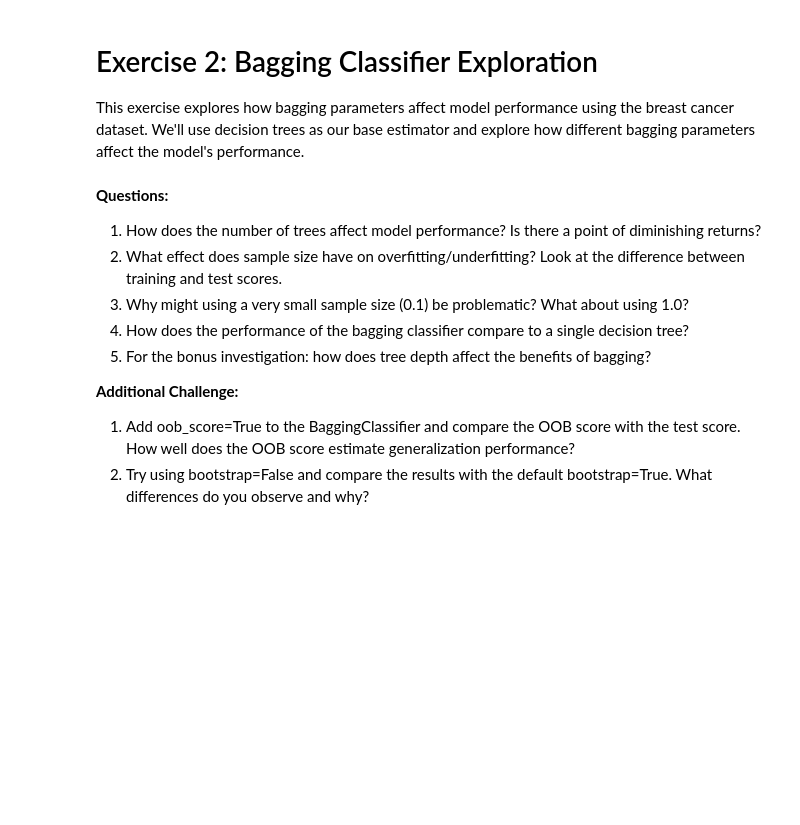
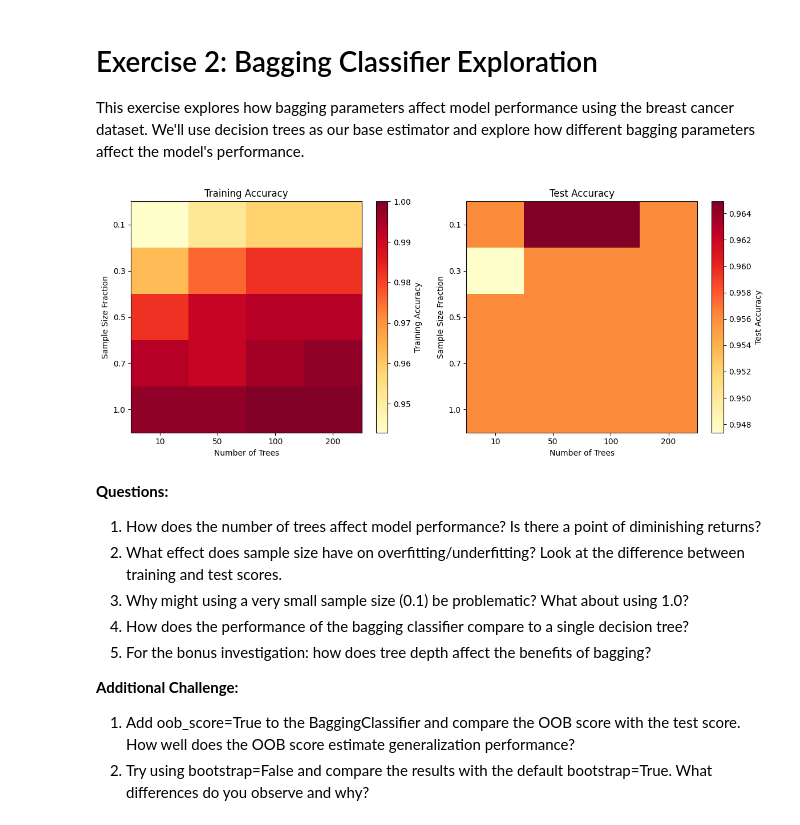
Before and after one commit to SU-IST407-SP25/student-lecture-materials-agsotopl, a Jupyter notebook: 12-week12/lab-exercises.ipynb, the cells around one changed output. Cells and saved outputs as stored; diff of their text form; code cells hidden in the pictures; blank space fills up the shorter version.

```diff
--- a/12-week12/lab-exercises.ipynb
+++ b/12-week12/lab-exercises.ipynb
@@ -108,13 +108,23 @@ def evaluate_bagging(n_estimators, max_samples, max_depth=None):
     # Create base decision tree
     tree = DecisionTreeClassifier(max_depth=max_depth, random_state=42)
 
+
     # TODO: Create a BaggingClassifier using the decision tree
     # Use n_jobs=-1 to utilize all CPU cores
     # YOUR CODE HERE
+    bag_tree=BaggingClassifier(tree, n_estimators=n_estimators, random_state=42,
+                               max_samples=max_samples, n_jobs=-1)
 
 
     # TODO: Fit the model and compute training and test scores
     # YOUR CODE HERE
+    bag_tree.fit(X_train_c, y_train_c)
+    train_score=bag_tree.score(X_train_c, y_train_c)
+    test_score=bag_tree.score(X_test_c, y_test_c)
+    #y_pred_bag_train = bag_tree.predict(X_train_c)
+    #y_pred_bag = bag_tree.predict(X_test_c)
+    #train_score=accuracy_score(y_train_c, y_pred_bag_train)
+    #test_score=accuracy_score(y_test_c, y_pred_bag)
 
     return train_score, test_score
 
@@ -128,37 +138,44 @@ test_scores = np.zeros((len(sample_sizes), len(n_estimators_list)))
 
 # TODO: Fill in the arrays with scores for each parameter combination
 # YOUR CODE HERE
+for i, sample_size in enumerate(sample_sizes):
+    for j, n_est in enumerate(n_estimators_list):
+        train, test = evaluate_bagging(n_est, sample_size)
+        train_scores[i,j] = train
+        test_scores[i,j] = test
 
 # Visualize results with a heatmap
 plt.figure(figsize=(12, 5))
 
 # Training scores heatmap
 plt.subplot(121)
 plt.imshow(train_scores, cmap='YlOrRd', aspect='auto')
 plt.colorbar(label='Training Accuracy')
 plt.xticks(range(len(n_estimators_list)), n_estimators_list)
 plt.yticks(range(len(sample_sizes)), sample_sizes)
 plt.xlabel('Number of Trees')
 plt.ylabel('Sample Size Fraction')
 plt.title('Training Accuracy')
 
 # Test scores heatmap
 plt.subplot(122)
 plt.imshow(test_scores, cmap='YlOrRd', aspect='auto')
 plt.colorbar(label='Test Accuracy')
 plt.xticks(range(len(n_estimators_list)), n_estimators_list)
 plt.yticks(range(len(sample_sizes)), sample_sizes)
 plt.xlabel('Number of Trees')
 plt.ylabel('Sample Size Fraction')
 plt.title('Test Accuracy')
 
 plt.tight_layout()
 plt.show()
 
 # Bonus investigation: Effect of tree depth
 # TODO: Create a similar analysis varying max_depth instead of max_samples
 # Try max_depth values of [3, 5, 7, None]
 # YOUR CODE HERE
+# %% [output]
+[figure, added]
 # %% [markdown]
 **Questions:**
 
```
Also changed, not shown: parts of 1 cell of this notebook.
